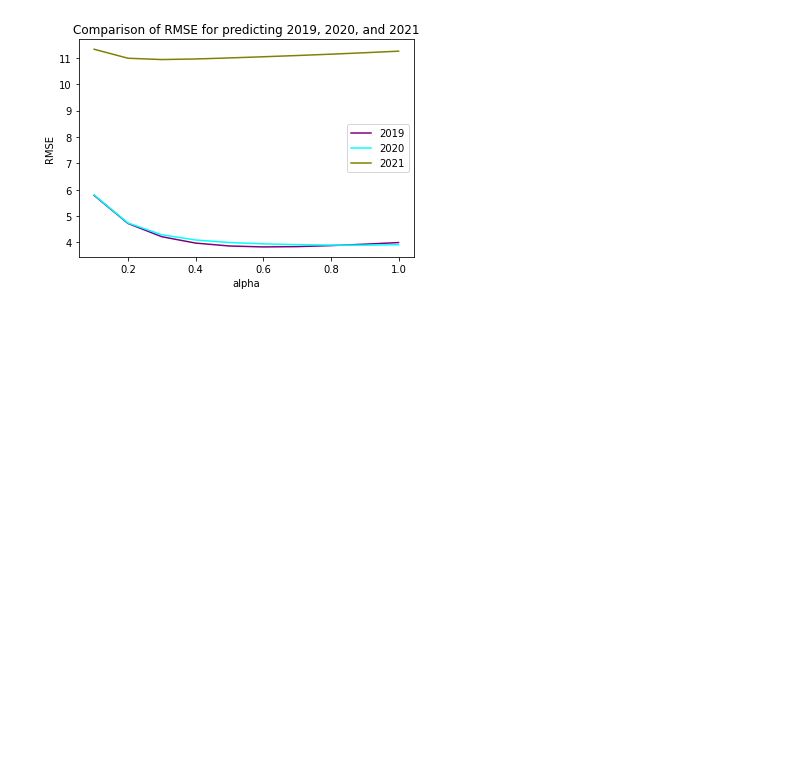
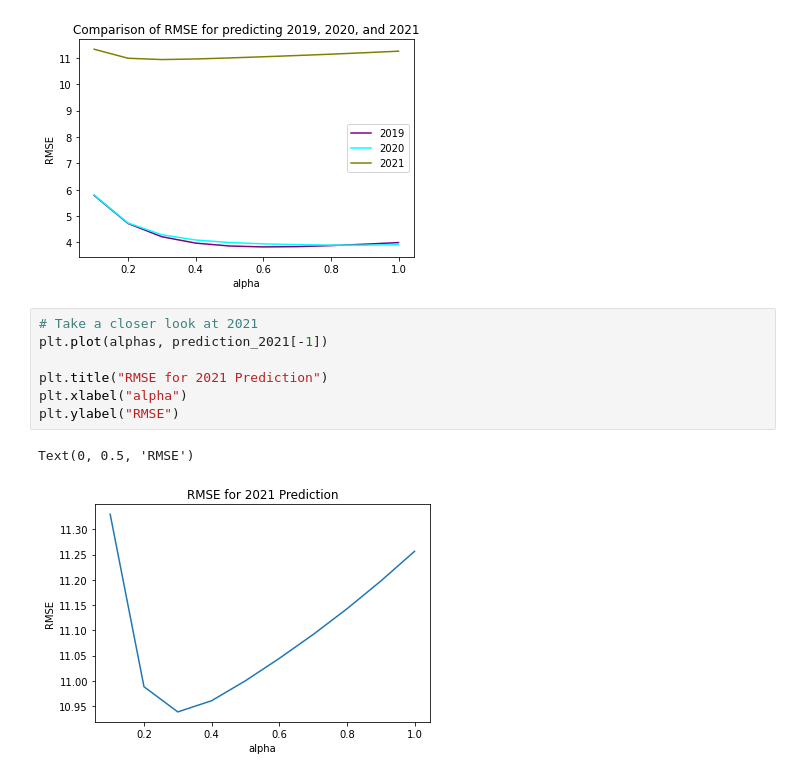
Before and after one commit to myrandaGoesToSpace/temporal-link-prediction, a Jupyter notebook: tensor-factorization-experiment.ipynb, the cells around one changed output. Drawn from its saved outputs; the diff is of its cells as text; blank space fills up the shorter version.

Commit message:
add more plots

```diff
--- a/tensor-factorization-experiment.ipynb
+++ b/tensor-factorization-experiment.ipynb
@@ -272,3 +272,13 @@ plt.ylabel("RMSE")
 # %% [output]
 Text(0, 0.5, 'RMSE')
 [figure]
+# %%
+# Take a closer look at 2021
+plt.plot(alphas, prediction_2021[-1])
+
+plt.title("RMSE for 2021 Prediction")
+plt.xlabel("alpha")
+plt.ylabel("RMSE")
+# %% [output]
+Text(0, 0.5, 'RMSE')
+[figure, added]
```
